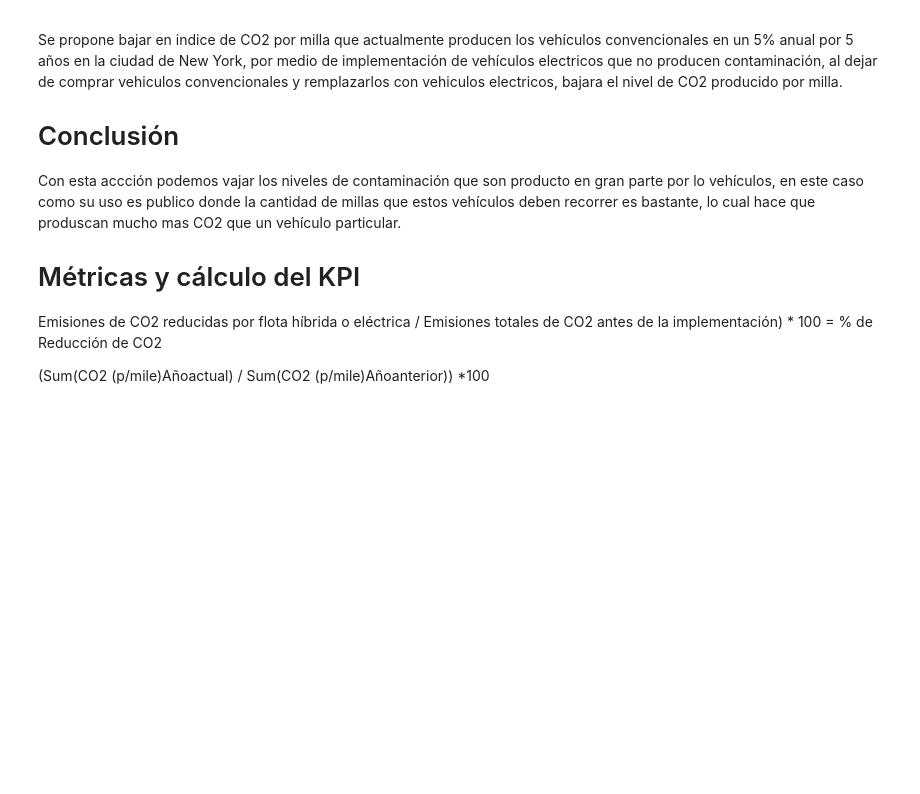
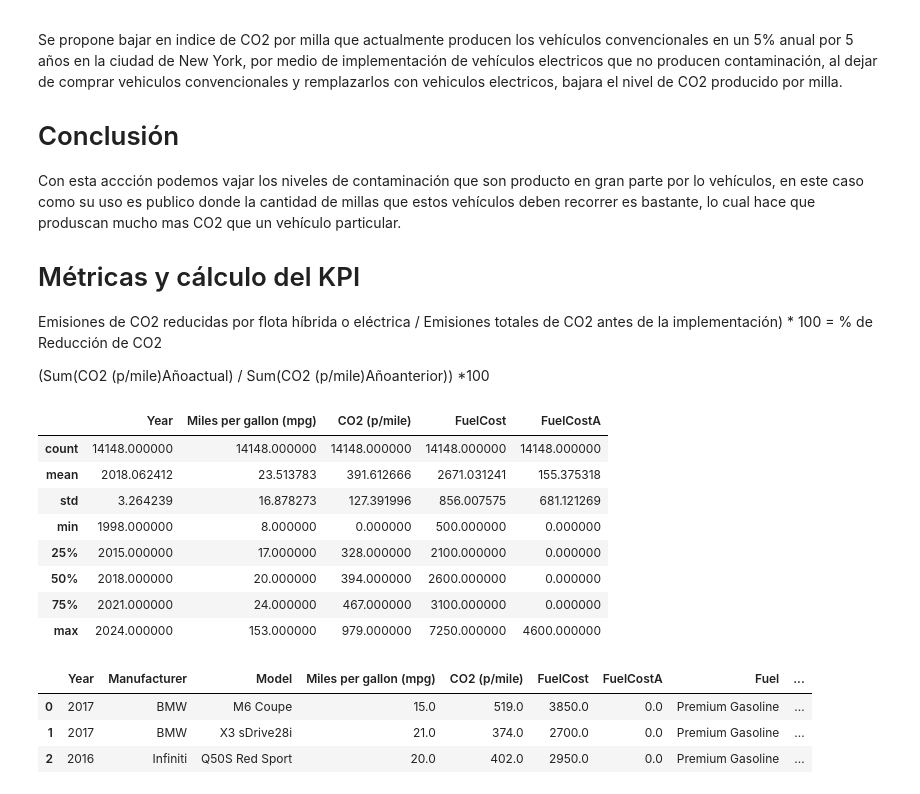
Before and after one commit to GLibardoAlarcon/Proyecto_Finalizado_Streamlit, a Jupyter notebook: EDA_REVISAR/EDA KPI 1.ipynb, the cells around one changed output. Saved outputs shown, nothing was run; the diff lists cells and outputs as text; code cells hidden in the pictures; blank space fills up the shorter version.

```diff
--- a/EDA_REVISAR/EDA KPI 1.ipynb
+++ b/EDA_REVISAR/EDA KPI 1.ipynb
@@ -73,3 +73,36 @@ Con esta accción podemos vajar los niveles de contaminación que son producto e
 Emisiones de CO2 reducidas por flota híbrida o eléctrica / Emisiones totales de CO2 antes de la implementación) * 100 = % de Reducción de CO2
 
 (Sum(CO2 (p/mile)Añoactual) / Sum(CO2 (p/mile)Añoanterior)) *100
+# %%
+df_convencional_N = df_convencional[df_convencional['CO2 (p/mile)'] >= 0]
+df_convencional_N.describe()
+# %% [output]
+|  | Year | Miles per gallon (mpg) | CO2 (p/mile) | FuelCost | FuelCostA |
+| count | 14148.000000 | 14148.000000 | 14148.000000 | 14148.000000 | 14148.000000 |
+| mean | 2018.062412 | 23.513783 | 391.612666 | 2671.031241 | 155.375318 |
+| std | 3.264239 | 16.878273 | 127.391996 | 856.007575 | 681.121269 |
+| min | 1998.000000 | 8.000000 | 0.000000 | 500.000000 | 0.000000 |
+| 25% | 2015.000000 | 17.000000 | 328.000000 | 2100.000000 | 0.000000 |
+| 50% | 2018.000000 | 20.000000 | 394.000000 | 2600.000000 | 0.000000 |
+| 75% | 2021.000000 | 24.000000 | 467.000000 | 3100.000000 | 0.000000 |
+| max | 2024.000000 | 153.000000 | 979.000000 | 7250.000000 | 4600.000000 |
+# %%
+# Realizamos una función para categorizar los vehículos
+def categorizar_vehiculos(row):
+    if row['Alternative Fuel'] == 'Electricity':
+        return 'Híbrido'
+    elif row['Fuel'] == 'Electricity':
+        return 'Eléctrico'
+    elif row['Alternative Fuel'] in ['E85', 'No'] and row['Fuel'] != 'Natural Gas' and row['CO2 (p/mile)'] > 0:
+        return 'Comvencional'
+    else:
+        return 'Gas'
+
+# Aplicamos la función
+df_convencional_N['Categoria'] = df_convencional_N.apply(categorizar_vehiculos, axis=1)
+df_convencional_N.head(3)
+# %% [output]
+|  | Year | Manufacturer | Model | Miles per gallon (mpg) | CO2 (p/mile) | FuelCost | FuelCostA | Fuel | ... |
+| 0 | 2017 | BMW | M6 Coupe | 15.0 | 519.0 | 3850.0 | 0.0 | Premium Gasoline | ... |
+| 1 | 2017 | BMW | X3 sDrive28i | 21.0 | 374.0 | 2700.0 | 0.0 | Premium Gasoline | ... |
+| 2 | 2016 | Infiniti | Q50S Red Sport | 20.0 | 402.0 | 2950.0 | 0.0 | Premium Gasoline | ... |
```
Also changed, not shown: parts of 7 cells of this notebook, 1 other file.
